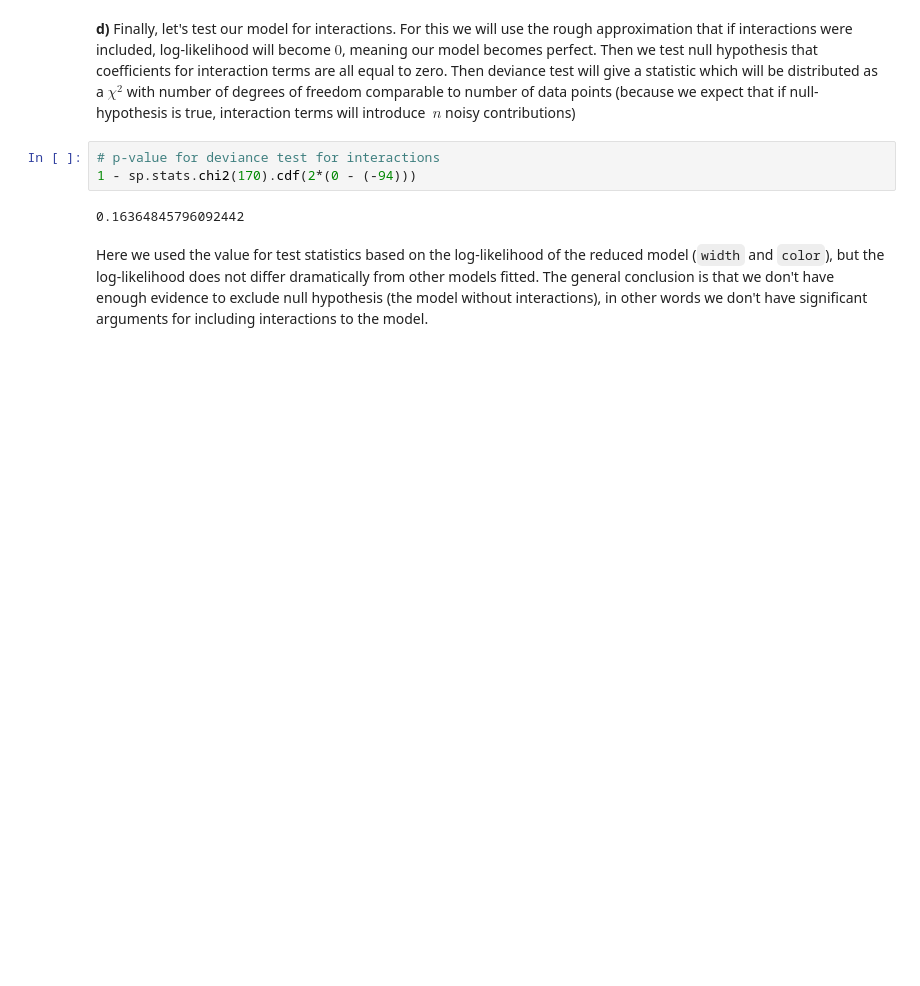
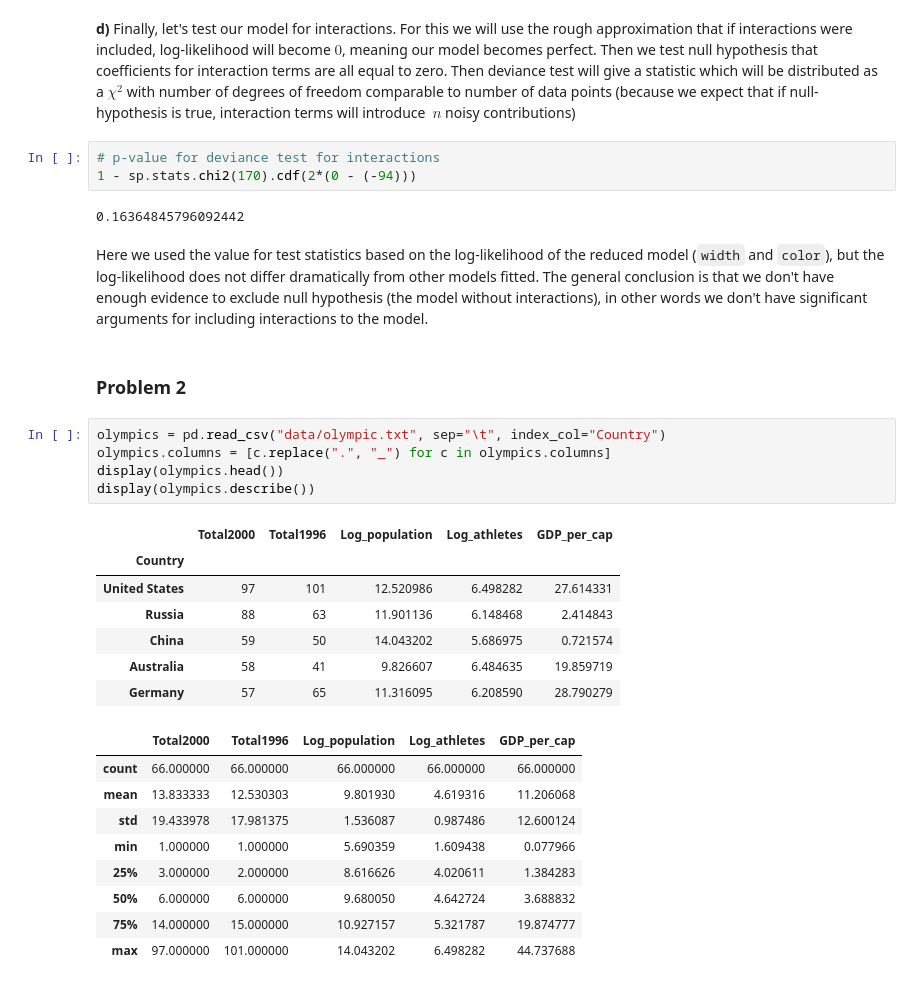
Before and after one commit to vindex10/sma-assignments, a Jupyter notebook: assignment2/assignment-2.ipynb, the cells around one changed output. Drawn from its saved outputs; the diff is of its cells as text; blank space fills up the shorter version.

Commit message:
add problem 2. olymp

```diff
--- a/assignment2/assignment-2.ipynb
+++ b/assignment2/assignment-2.ipynb
@@ -194,3 +196,27 @@ It turns out that significant of `width` and `color` has increased when we remov
 0.16364845796092442
 # %% [markdown]
 Here we used the value for test statistics based on the log-likelihood of the reduced model (`width` and `color`), but the log-likelihood does not differ dramatically from other models fitted. The general conclusion is that we don't have enough evidence to exclude null hypothesis (the model without interactions), in other words we don't have significant arguments for including interactions to the model.
+# %% [markdown]
+### Problem 2
+# %%
+olympics = pd.read_csv("data/olympic.txt", sep="\t", index_col="Country")
+olympics.columns = [c.replace(".", "_") for c in olympics.columns]
+display(olympics.head())
+display(olympics.describe())
+# %% [output]
+|  | Total2000 | Total1996 | Log_population | Log_athletes | GDP_per_cap |
+| Country |  |  |  |  |  |
+| United States | 97 | 101 | 12.520986 | 6.498282 | 27.614331 |
+| Russia | 88 | 63 | 11.901136 | 6.148468 | 2.414843 |
+| China | 59 | 50 | 14.043202 | 5.686975 | 0.721574 |
+| Australia | 58 | 41 | 9.826607 | 6.484635 | 19.859719 |
+| Germany | 57 | 65 | 11.316095 | 6.208590 | 28.790279 |
+|  | Total2000 | Total1996 | Log_population | Log_athletes | GDP_per_cap |
+| count | 66.000000 | 66.000000 | 66.000000 | 66.000000 | 66.000000 |
+| mean | 13.833333 | 12.530303 | 9.801930 | 4.619316 | 11.206068 |
+| std | 19.433978 | 17.981375 | 1.536087 | 0.987486 | 12.600124 |
+| min | 1.000000 | 1.000000 | 5.690359 | 1.609438 | 0.077966 |
+| 25% | 3.000000 | 2.000000 | 8.616626 | 4.020611 | 1.384283 |
+| 50% | 6.000000 | 6.000000 | 9.680050 | 4.642724 | 3.688832 |
+| 75% | 14.000000 | 15.000000 | 10.927157 | 5.321787 | 19.874777 |
+| max | 97.000000 | 101.000000 | 14.043202 | 6.498282 | 44.737688 |
```
Also changed, not shown: parts of 18 cells of this notebook.
